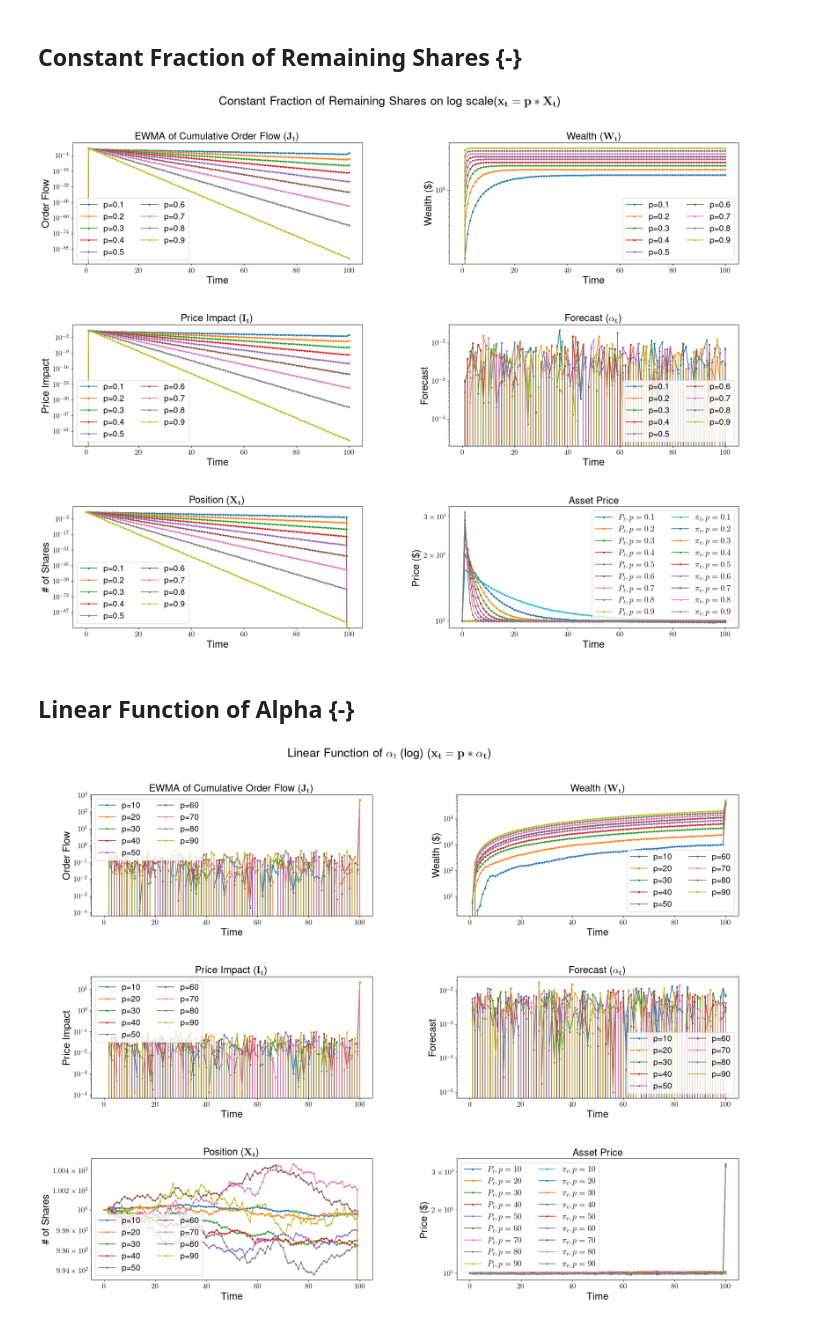
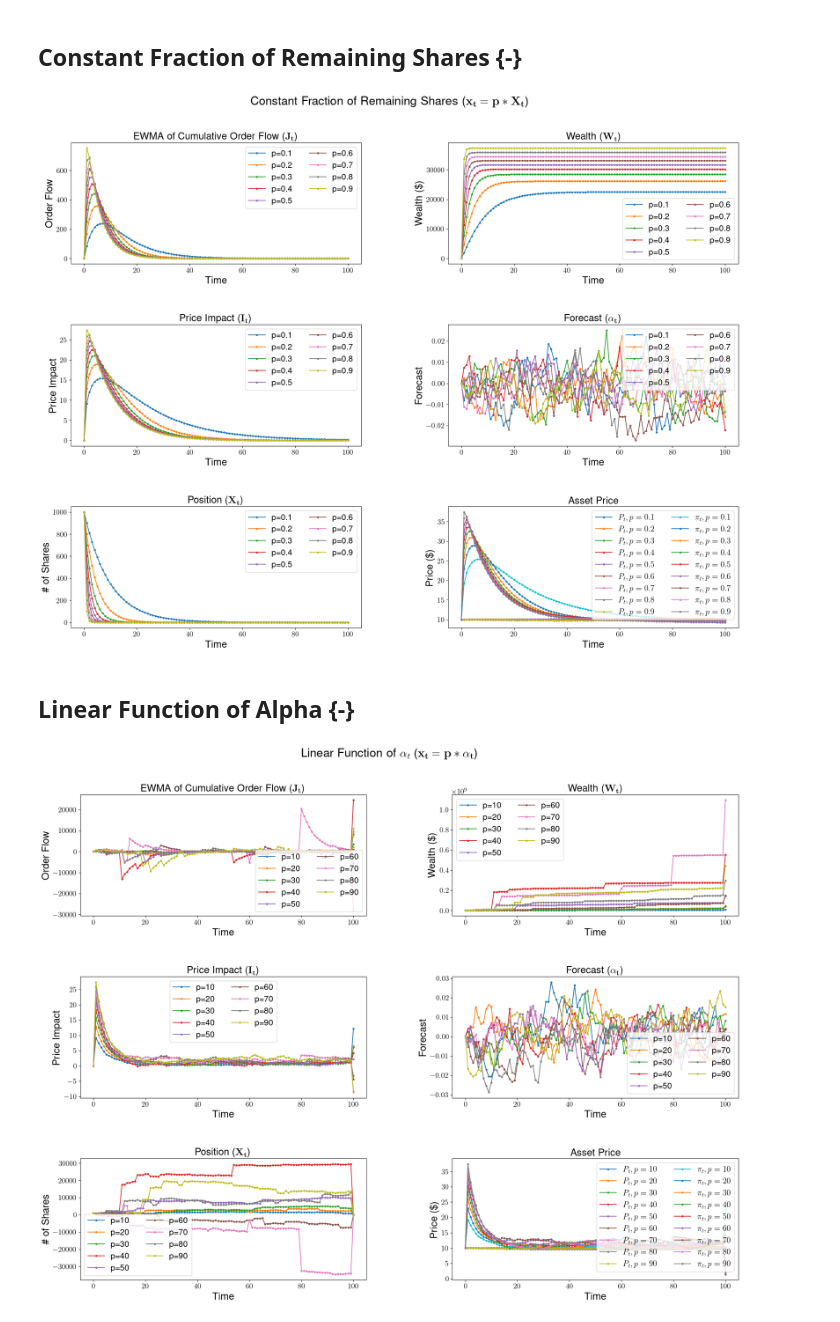
Before and after one commit to edmund735/seniorthesis, a Jupyter notebook: models.ipynb, the cells around one changed output. Drawn from its saved outputs; the diff is of its cells as text; code cells hidden in the pictures.

Commit message:
first version of constant num with alpha

```diff
--- a/models.ipynb
+++ b/models.ipynb
@@ -31,7 +31,7 @@ def sim_MC(funct, # function that determines # of shares to trade at each time s
            gamma = 0.5,
            sigma = 0.3, # asset volatility
            c = 0.5, # square root law
-           tau = 1/12, # impact decay
+           tau = 10, # impact decay
            start_pos = 1000, # Initial position
            p0 = 10, # initial price of asset
            n_MC = 10000, # no. of MC simulations
@@ -68,13 +68,14 @@ def sim_MC(funct, # function that determines # of shares to trade at each time s
             # x[:,i] = const_frac_F(alpha[:,i], frac, X[:,i], b)
             key_args['rem_q'] = X[:,i]
             key_args['alpha'] = alpha[:,i]
+            key_args['rem_t'] = T-i
             x[:,i] = funct(*pos_args, **key_args)
             # if i == 3:
             #     print(x[:5,i])
 
         # Update variables for next time step according to equations
-        J[:,i+1] = np.exp(-1/tau) * J[:,i] + 0.5 * x[:,i] * (1 + np.exp(-1/(2*tau)))
-        I[:,i+1] = lamb * np.sign(J[:,i+1]) * abs(J[:,i+1]) ** c
+        J[:,i+1] = np.exp(-1/tau) * J[:,i] + 0.5 * x[:,i] * (1 + np.exp(-2/(tau)))
+        I[:,i+1] = lamb * np.sign(J[:,i+1]) * np.sqrt(abs(J[:,i+1]))
         alpha[:,i+1] = np.exp(-1/tau) * alpha[:,i] + gamma * rng.standard_normal(size = n_MC)
         P[:,i+1] = P[:,i] + alpha[:,i+1] + sigma * rng.standard_normal(size = n_MC)
         pi[:,i+1] = P[:,i+1] + I[:,i+1]
@@ -83,7 +84,8 @@ def sim_MC(funct, # function that determines # of shares to trade at each time s
 
     # Take mean over all MC simulations
     avg_J = np.mean(J, axis = 0)
-    avg_I = np.mean(I, axis = 0)
+    # avg_I = np.mean(I, axis = 0)
+    avg_I = np.sqrt(avg_J)
     avg_X = np.mean(X, axis = 0)
     avg_W = np.mean(W, axis = 0)
     avg_alpha = np.mean(alpha, axis = 0)
@@ -221,26 +223,26 @@ for i in range(1, 10):
     frac = i / 10
 
     d[frac] = sim_MC(const_frac, key_args = {'frac': frac})
-plt.show(plot_multi_results(r"Constant Fraction of Remaining Shares on log scale($\mathbf{x_t=p*X_t}$)", d, logsc = True))
+plt.show(plot_multi_results(r"Constant Fraction of Remaining Shares ($\mathbf{x_t=p*X_t}$)", d, logsc = False))
 # %% [output]
-[figure, old version]
+[figure, new version]
 # %% [markdown]
 ## Linear Function of Alpha {-}
 # %%
 def lin_alpha(m, alpha, **kwargs):
     '''
     Calculates the number of shares to sell for a linear function of alpha
     '''
-    return m * alpha
+    return m/(alpha+0.1)
 
 lin_alpha_df = pd.DataFrame()
 
 d = {}
 
 for i in range(1, 10):
     frac = 10 * i
 
     d[frac] = sim_MC(lin_alpha, key_args = {'m': frac})
-plt.show(plot_multi_results(r"Linear Function of $\alpha_t$ (log) ($\mathbf{x_t=p*\alpha_t}$)", d, logsc = True))
+plt.show(plot_multi_results(r"Linear Function of $\alpha_t$ ($\mathbf{x_t=p*\alpha_t}$)", d, logsc = False))
 # %% [output]
-[figure, old version]
+[figure, new version]
```
Also changed, not shown: parts of 7 cells of this notebook.
